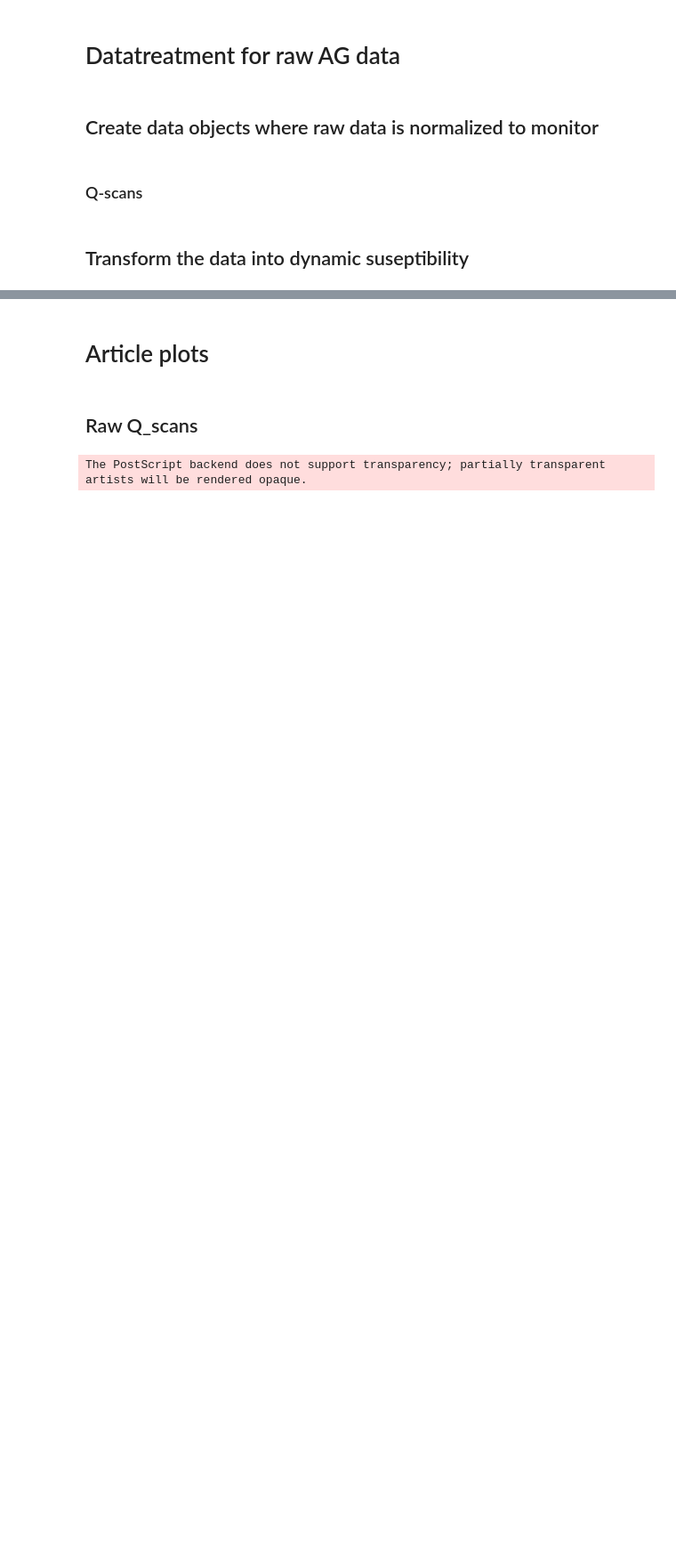
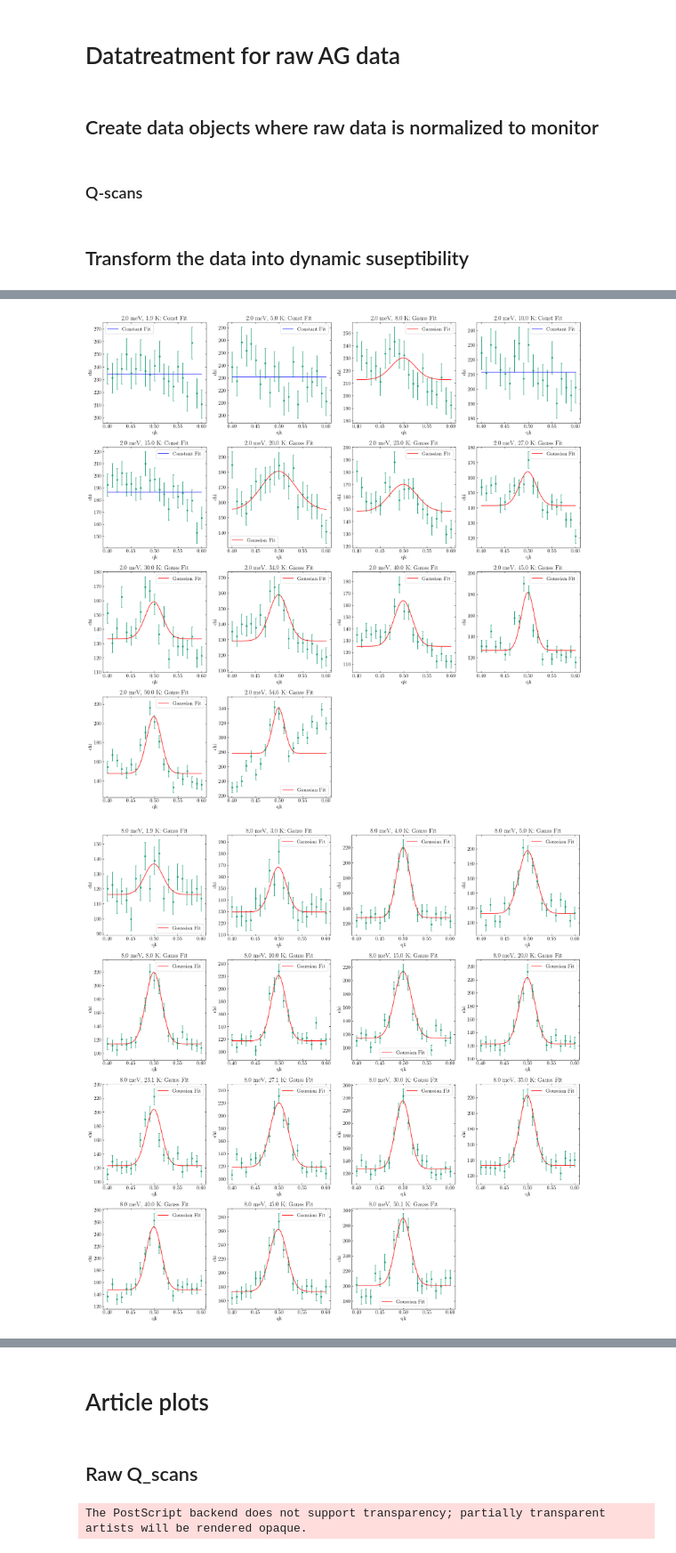
Before and after one commit to NBI-Magnetism-Group/NCCO_Analysis_Code_2026, a Jupyter notebook: DataAnalysis.ipynb, the cells around one changed output, grey strips where cells are left out. Shown at 89% size. Cells and saved outputs as stored; diff of their text form; code cells hidden in the pictures; blank space fills up the shorter version.

```diff
--- a/DataAnalysis.ipynb
+++ b/DataAnalysis.ipynb
@@ -842,0 +862,7 @@ for i in ag_q_8mev:
+# %%
+plot_fits(ag_q_2mev)
+
+plot_fits(ag_q_8mev)
+# %% [output]
+[figure, added]
+[figure, added]
```
Also changed, not shown: parts of 4 cells of this notebook, 5 other files.
